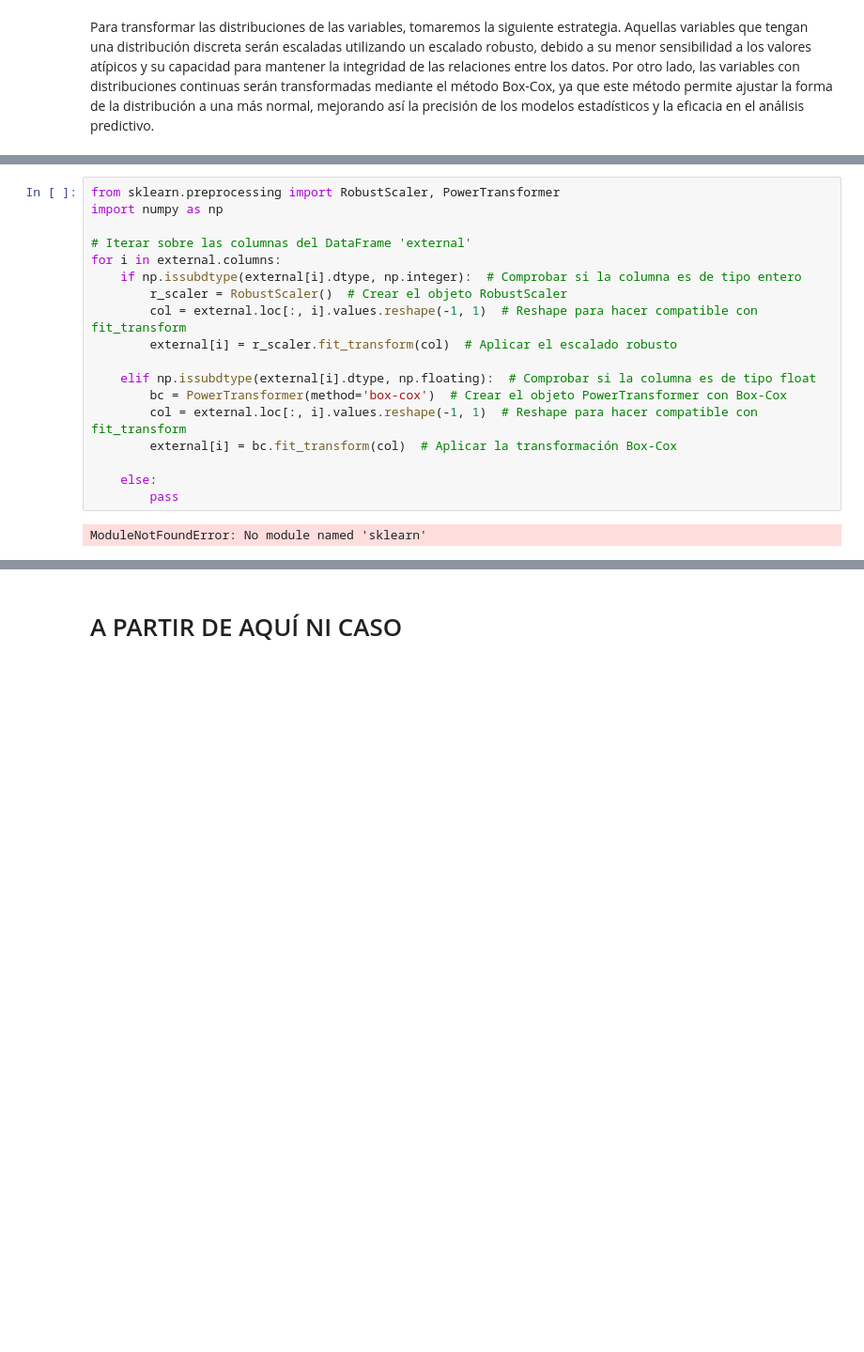
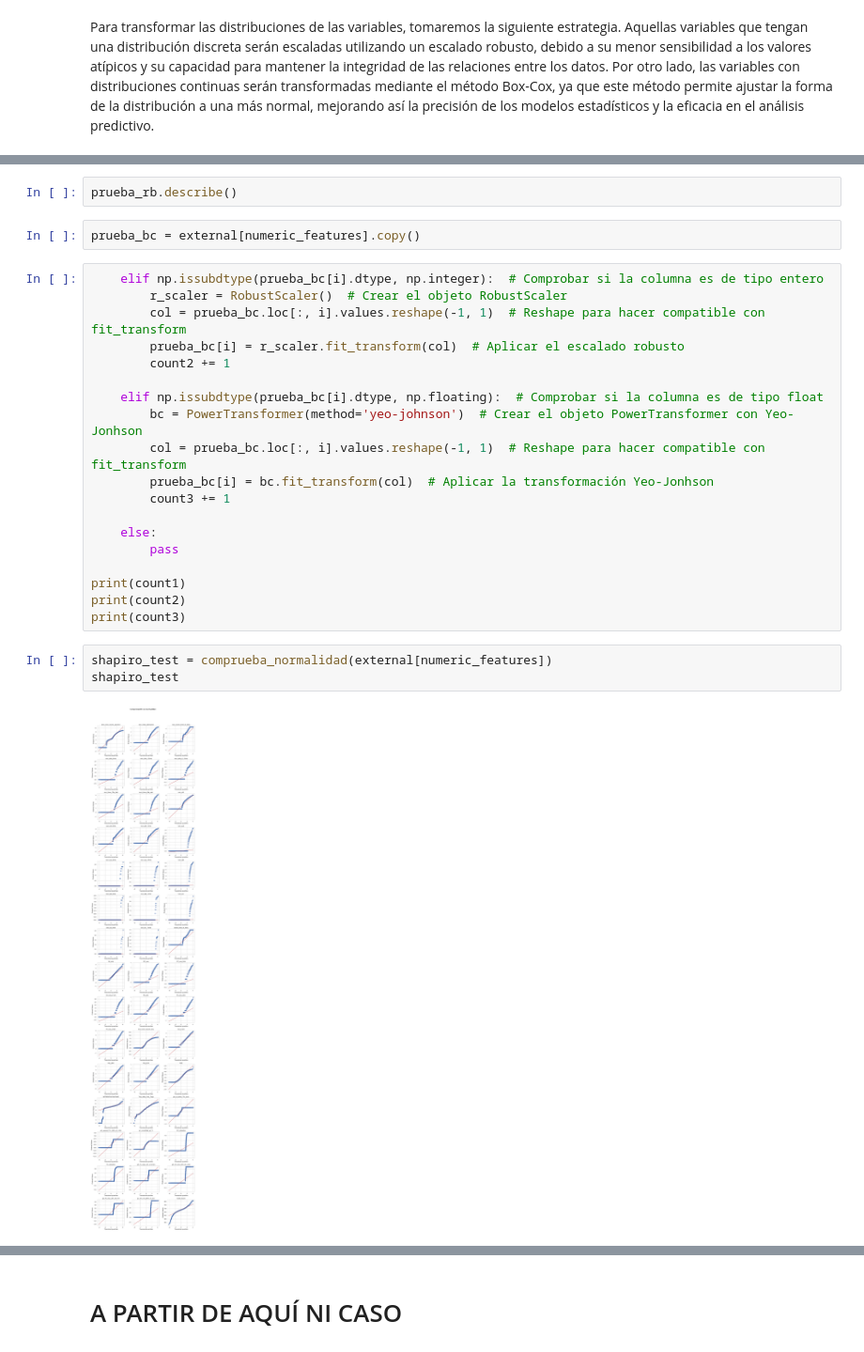
Before and after one commit to Ismaelasoo/ML-Credit-Scoring, a Jupyter notebook: External_EDA.ipynb, the cells around one changed output, grey strips where cells are left out. Shown at 94% size. Saved outputs shown, nothing was run; the diff lists cells and outputs as text; blank space fills up the shorter version.

```diff
--- a/External_EDA.ipynb
+++ b/External_EDA.ipynb
@@ -663,23 +781,31 @@ note: This error originates from a subprocess, and is likely not a problem with
+# %%
+prueba_rb.describe()
+# %%
+prueba_bc = external[numeric_features].copy()
 # %%
-from sklearn.preprocessing import RobustScaler, PowerTransformer
-import numpy as np
+    elif np.issubdtype(prueba_bc[i].dtype, np.integer):  # Comprobar si la columna es de tipo entero
+        r_scaler = RobustScaler()  # Crear el objeto RobustScaler
+        col = prueba_bc.loc[:, i].values.reshape(-1, 1)  # Reshape para hacer compatible con fit_transform
+        prueba_bc[i] = r_scaler.fit_transform(col)  # Aplicar el escalado robusto
+        count2 += 1
 
-# Iterar sobre las columnas del DataFrame 'external'
-for i in external.columns:
-    if np.issubdtype(external[i].dtype, np.integer):  # Comprobar si la columna es de tipo entero
-        r_scaler = RobustScaler()  # Crear el objeto RobustScaler
-        col = external.loc[:, i].values.reshape(-1, 1)  # Reshape para hacer compatible con fit_transform
-        external[i] = r_scaler.fit_transform(col)  # Aplicar el escalado robusto
-
-    elif np.issubdtype(external[i].dtype, np.floating):  # Comprobar si la columna es de tipo float
-        bc = PowerTransformer(method='box-cox')  # Crear el objeto PowerTransformer con Box-Cox
-        col = external.loc[:, i].values.reshape(-1, 1)  # Reshape para hacer compatible con fit_transform
-        external[i] = bc.fit_transform(col)  # Aplicar la transformación Box-Cox
+    elif np.issubdtype(prueba_bc[i].dtype, np.floating):  # Comprobar si la columna es de tipo float
+        bc = PowerTransformer(method='yeo-johnson')  # Crear el objeto PowerTransformer con Yeo-Jonhson
+        col = prueba_bc.loc[:, i].values.reshape(-1, 1)  # Reshape para hacer compatible con fit_transform
+        prueba_bc[i] = bc.fit_transform(col)  # Aplicar la transformación Yeo-Jonhson
+        count3 += 1
 
     else:
         pass
+
+print(count1)
+print(count2)
+print(count3)
-# %% [output]
-ModuleNotFoundError: No module named 'sklearn'
+# %%
+shapiro_test = comprueba_normalidad(external[numeric_features])
+shapiro_test
+# %% [output]
+[figure, added]
 # %% [markdown]
 ESCALADO ROBUSTO
 
```
Also changed, not shown: parts of 30 cells of this notebook, 1 other file.
